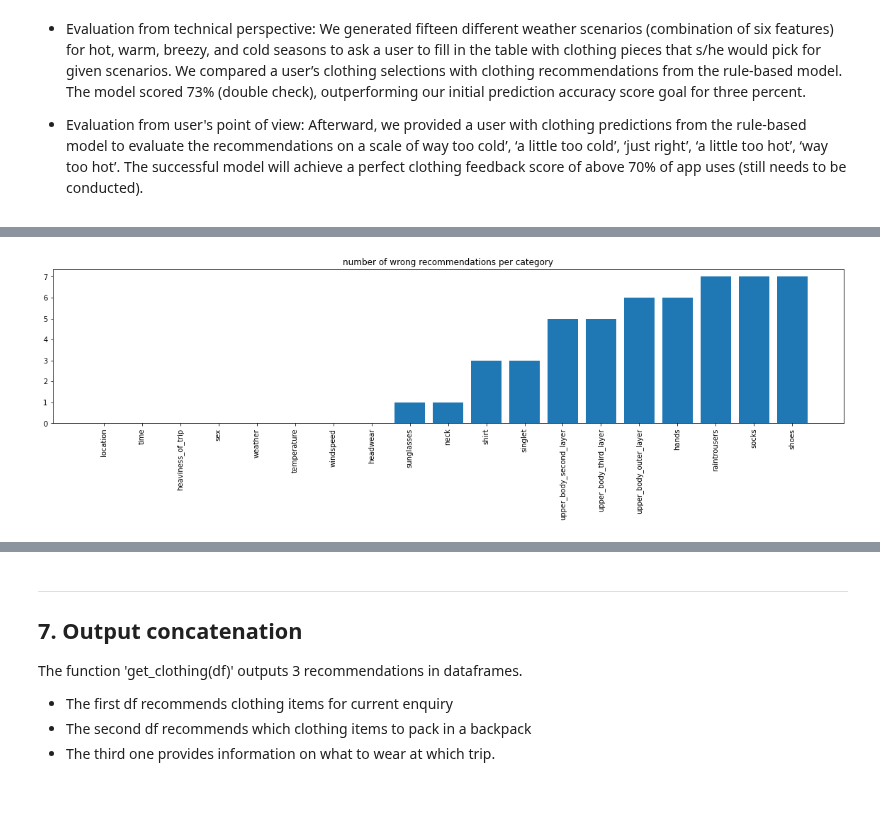
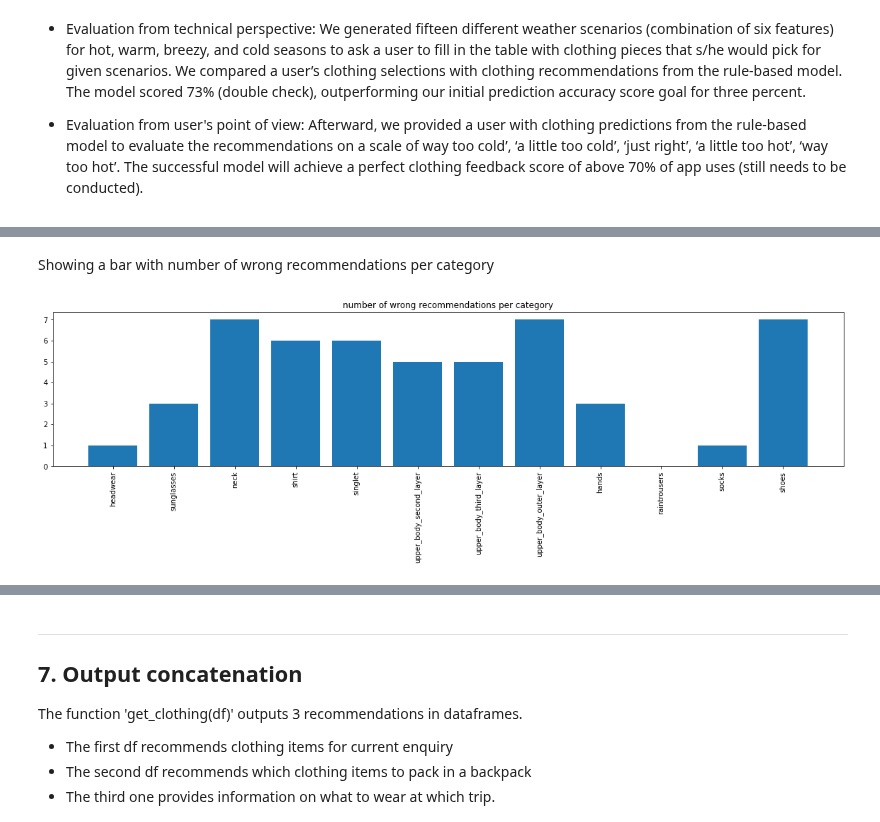
Before and after one commit to TechLabs-Berlin/wt21-commfy, a Jupyter notebook: DS_Files/Commfy_RBM.ipynb, the cells around one changed output, grey strips where cells are left out. Saved outputs shown, nothing was run; the diff lists cells and outputs as text; code cells hidden in the pictures; blank space fills up the shorter version.

```diff
--- a/DS_Files/Commfy_RBM.ipynb
+++ b/DS_Files/Commfy_RBM.ipynb
@@ -573,8 +426,9 @@ best=get_clothing_output_rbm(matze_input).compare(matze,keep_shape=True)
 best=best.loc(axis=1)[:,'self']
 best.columns=best.columns.droplevel(-1)
 best.drop('heat_preference',axis=1, inplace=True)
+best.drop(columns=['location','time','heaviness_of_trip','sex','weather','temperature','windspeed'], inplace=True)
 best_wrong=best.notna().sum().sum() # counting the wrongs
 score=1-best_wrong/180
-print(score)
-print(best.notna().sum().sort_values())
-best.columns
+#print(score)
+#print(best.notna().sum().sort_values())
+#best.columns
@@ -604,11 +435,13 @@ Index(['location', 'time', 'heaviness_of_trip', 'sex', 'weather',
+# %% [markdown]
+Showing a bar with number of wrong recommendations per category
 # %%
 
 fig, axs = plt.subplots(1, 1, figsize=(20, 4), sharey=True)
-plt.bar(best.columns,best.notna().sum().sort_values())
+plt.bar(best.columns,best.notna().sum())
 plt.xticks(rotation=90)
 #axs.title('number of wrong recommendations')
 #best.notna().sum().sort_values().plot(drawstyle="bar", linewidth=2, title='number of wrong recommendations')
 plt.title('number of wrong recommendations per category')
 plt.show()
 # %% [output]
-[figure, old version]
+[figure, new version]
```
Also changed, not shown: parts of 34 cells of this notebook.
